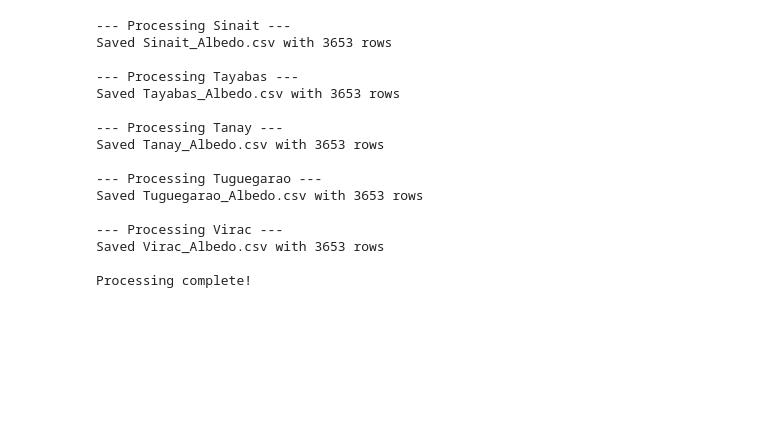
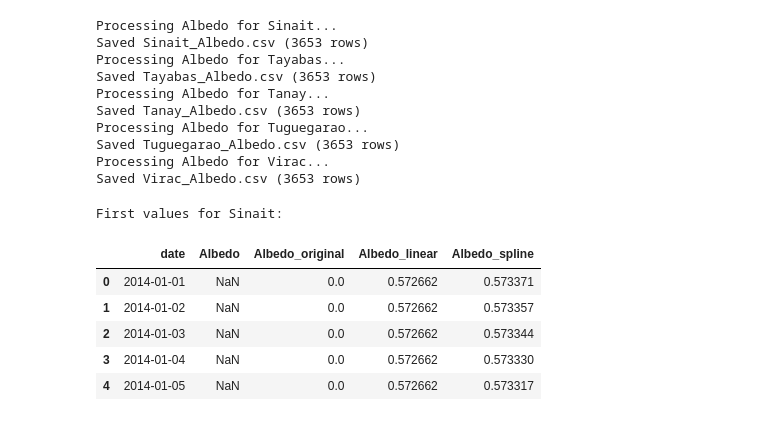
Before and after one commit to machiwao/CCTHESS1-CCTHESS2-Dev-and-Docs, a Jupyter notebook: Albedo_data_scraping.ipynb, the cells around one changed output. Cells and saved outputs as stored; diff of their text form; code cells hidden in the pictures; blank space fills up the shorter version.

```diff
--- a/Albedo_data_scraping.ipynb
+++ b/Albedo_data_scraping.ipynb
@@ -109,25 +106,26 @@ def extract_albedo(geometry, station_name, start_date, end_date):
+# %%
+# Display the dataframe before reindexing to show original Albedo values
+if all_dfs:
+    first_station = list(all_dfs.keys())[0]
+    print(f"Original Albedo values for {first_station} (before daily reindexing):")
+    # To access the intermediate dataframe 'df' we would need to modify the function
+    # Instead, let's display the non-zero values from the Albedo_original column
+    original_albedo_df = all_dfs[first_station][all_dfs[first_station]['Albedo_original'] != 0]
+    display(original_albedo_df.head())
+else:
+    print("No dataframes were processed.")
 # %%
 all_dfs = {}
 for station, geom in stations.items():
-    df_station = extract_albedo(geom, station, start_date, end_date)
-    if df_station is not None:
-        all_dfs[station] = df_station
-
-print("\nProcessing complete!")
+     all_dfs[station] = process_station(station, geom, start_date, end_date)
 # %% [output]
---- Processing Sinait ---
-Saved Sinait_Albedo.csv with 3653 rows
-
---- Processing Tayabas ---
-Saved Tayabas_Albedo.csv with 3653 rows
-
---- Processing Tanay ---
-Saved Tanay_Albedo.csv with 3653 rows
-
---- Processing Tuguegarao ---
-Saved Tuguegarao_Albedo.csv with 3653 rows
-
---- Processing Virac ---
-Saved Virac_Albedo.csv with 3653 rows
-
-Processing complete!
+Processing Albedo for Sinait...
+Saved Sinait_Albedo.csv (3653 rows)
+Processing Albedo for Tayabas...
+Saved Tayabas_Albedo.csv (3653 rows)
+Processing Albedo for Tanay...
+Saved Tanay_Albedo.csv (3653 rows)
+Processing Albedo for Tuguegarao...
+Saved Tuguegarao_Albedo.csv (3653 rows)
+Processing Albedo for Virac...
+Saved Virac_Albedo.csv (3653 rows)
@@ -157,0 +132,16 @@ Processing complete!
+# %%
+# Check the first few rows of one of the dataframes
+if all_dfs:
+    first_station = list(all_dfs.keys())[0]
+    print(f"First values for {first_station}:")
+    display(all_dfs[first_station].head())
+else:
+    print("No dataframes were processed.")
+# %% [output]
+First values for Sinait:
+|  | date | Albedo | Albedo_original | Albedo_linear | Albedo_spline |
+| 0 | 2014-01-01 | NaN | 0.0 | 0.572662 | 0.573371 |
+| 1 | 2014-01-02 | NaN | 0.0 | 0.572662 | 0.573357 |
+| 2 | 2014-01-03 | NaN | 0.0 | 0.572662 | 0.573344 |
+| 3 | 2014-01-04 | NaN | 0.0 | 0.572662 | 0.573330 |
+| 4 | 2014-01-05 | NaN | 0.0 | 0.572662 | 0.573317 |
```
Also changed, not shown: parts of 5 cells of this notebook.
